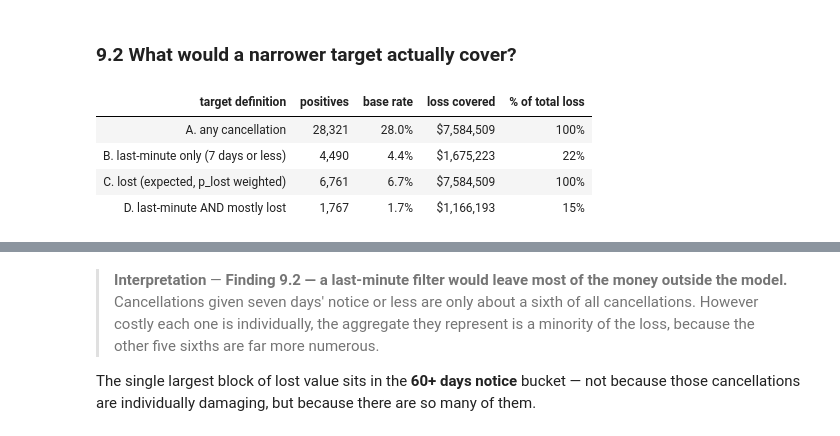
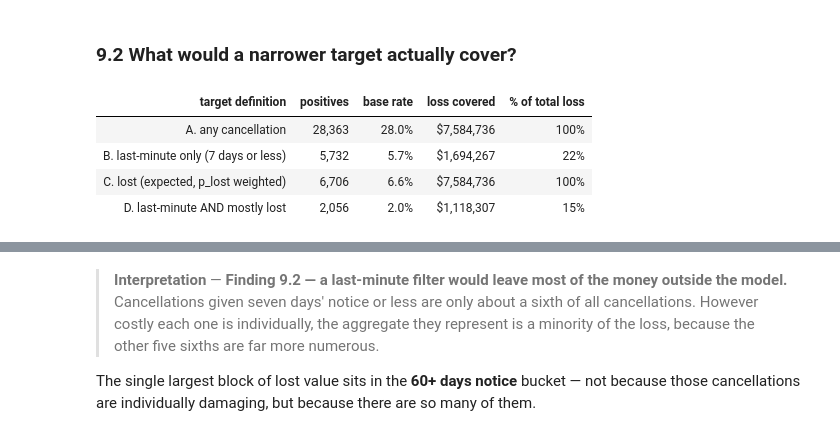
Before and after one commit to gautamparam/aiap25-hotelpricepredictor, a Jupyter notebook: eda.ipynb, the cells around one changed output, grey strips where cells are left out. Saved outputs shown, nothing was run; the diff lists cells and outputs as text; code cells hidden in the pictures.

```diff
--- a/eda.ipynb
+++ b/eda.ipynb
@@ -2333,36 +2334,35 @@ Early cancellations are harmless **in peak season**. In the trough they are not.
 # %%
 # Roll room-night attribution up to booking level.
 per_booking = (lost_model.groupby(lost_model.index // 1)
                .size().rename("rn")) if False else None
-bk = lost_room_nights(model_pop, panel, extra_columns=[])
-canc = model_pop[model_pop["is_canceled"] == 1]
-nights = canc["total_nights"].astype(int)
-bk_id = np.repeat(canc.index.values, nights.values)[:len(bk)]
-bk = bk.assign(booking_ix=bk_id)
-agg = bk.groupby("booking_ix").agg(p_lost=("p_lost", "mean"), value=("adr", "sum"),
-                                   notice=("status_days_before_arrival", "first"))
+bk = lost_room_nights(model_pop, panel)
+# Group on the booking index carried through the explosion. Rebuilding it
+# positionally would misattribute: `stayable` and the panel merge each drop
+# rows, so room-night order no longer lines up with booking order.
+agg = bk.groupby("booking_index").agg(p_lost=("p_lost", "mean"), value=("adr", "sum"),
+                                      notice=("status_days_before_arrival", "first"))
 
 N = len(model_pop)
 total_loss = (agg["p_lost"] * agg["value"]).sum()
 defs = []
 for name, mask in [
     ("A. any cancellation", pd.Series(True, index=agg.index)),
     ("B. last-minute only (7 days or less)", agg["notice"] <= 7),
     ("C. lost (expected, p_lost weighted)", pd.Series(True, index=agg.index)),
     ("D. last-minute AND mostly lost", (agg["notice"] <= 7) & (agg["p_lost"] > 0.5)),
 ]:
     sel = agg[mask]
     pos = len(sel) if not name.startswith("C") else (agg["p_lost"] > 0.5).sum()
     cov = (sel["p_lost"] * sel["value"]).sum() if not name.startswith("C") else total_loss
     defs.append({"target definition": name, "positives": pos, "base rate": pos / N,
                  "loss covered": cov, "% of total loss": cov / total_loss})
 display(pd.DataFrame(defs).style.hide(axis="index")
         .format({"positives": "{:,}", "base rate": "{:.1%}",
                  "loss covered": "${:,.0f}", "% of total loss": "{:.0%}"}))
 print(f"modelling population: {N:,} bookings   total expected loss: {money(total_loss)}")
 # %% [output]
 | target definition | positives | base rate | loss covered | % of total loss |
-| A. any cancellation | 28,321 | 28.0% | $7,584,509 | 100% |
-| B. last-minute only (7 days or less) | 4,490 | 4.4% | $1,675,223 | 22% |
-| C. lost (expected, p_lost weighted) | 6,761 | 6.7% | $7,584,509 | 100% |
-| D. last-minute AND mostly lost | 1,767 | 1.7% | $1,166,193 | 15% |
+| A. any cancellation | 28,363 | 28.0% | $7,584,736 | 100% |
+| B. last-minute only (7 days or less) | 5,732 | 5.7% | $1,694,267 | 22% |
+| C. lost (expected, p_lost weighted) | 6,706 | 6.6% | $7,584,736 | 100% |
+| D. last-minute AND mostly lost | 2,056 | 2.0% | $1,118,307 | 15% |
```
Also changed, not shown: parts of 14 cells of this notebook, 4 other files.
